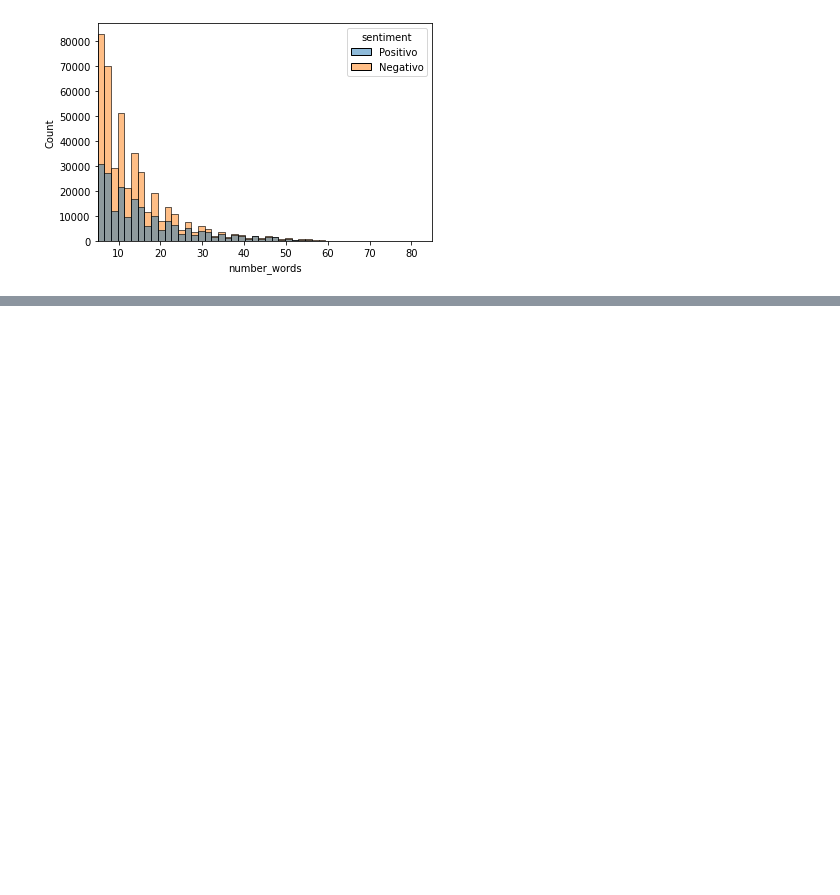
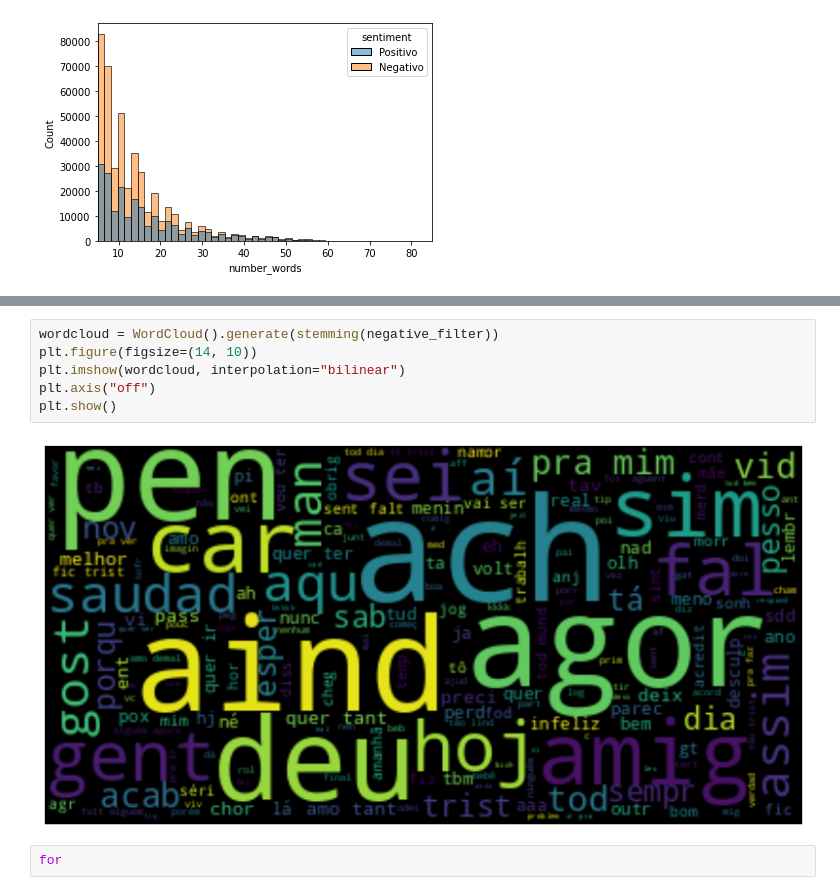
Before and after one commit to atlantico-academy/checape, a Jupyter notebook: notebooks/01 - Exploratory data analisys.ipynb, the cells around one changed output, grey strips where cells are left out. Saved outputs shown, nothing was run; the diff lists cells and outputs as text; blank space fills up the shorter version.

```diff
--- a/notebooks/01 - Exploratory data analisys.ipynb
+++ b/notebooks/01 - Exploratory data analisys.ipynb
@@ -133,0 +179,10 @@ plt.show()
+# %%
+wordcloud = WordCloud().generate(stemming(negative_filter))
+plt.figure(figsize=(14, 10))
+plt.imshow(wordcloud, interpolation="bilinear")
+plt.axis("off")
+plt.show()
+# %% [output]
+[figure, added]
+# %%
+for
```
Also changed, not shown: parts of 7 cells of this notebook.
